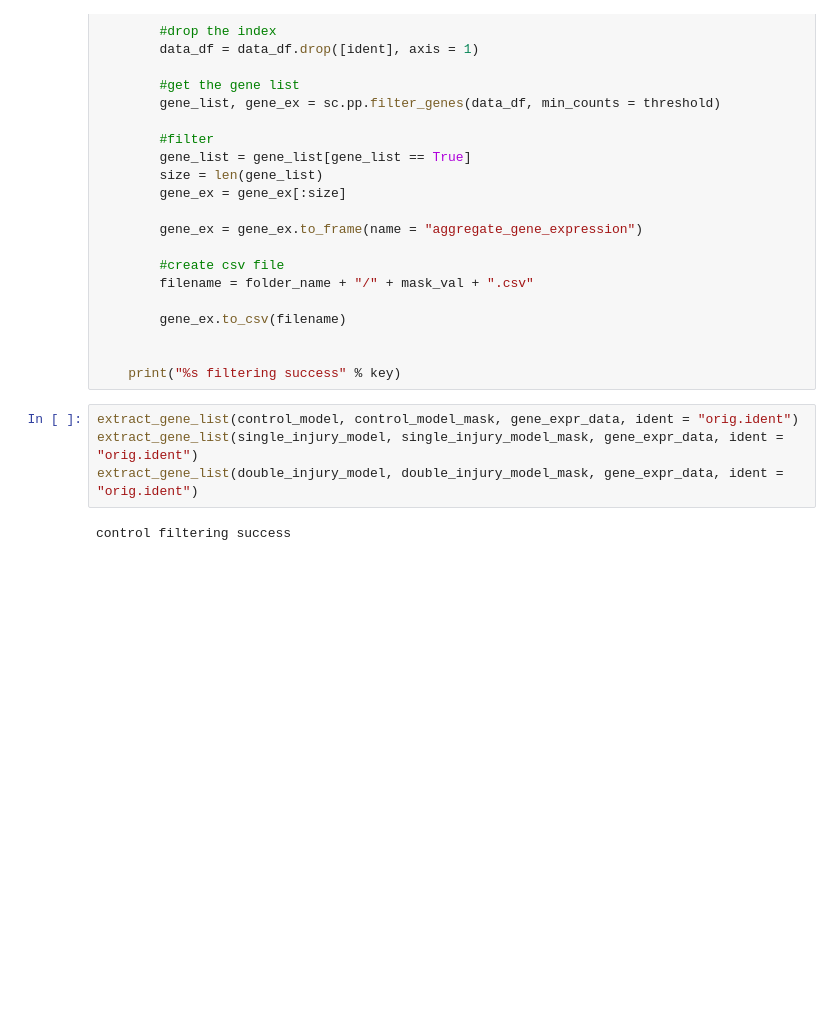
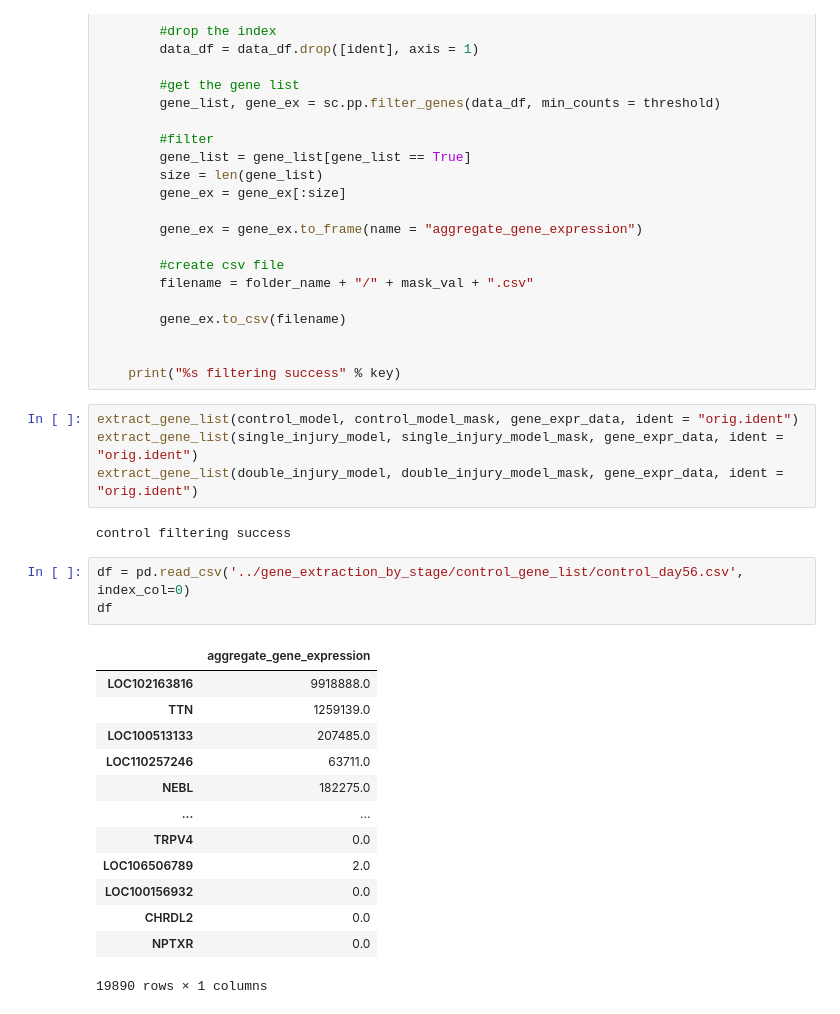
Before and after one commit to irsyadadam/double_injury_gsea, a Jupyter notebook: gene_extraction_by_stage/extract_genes.ipynb, the cells around one changed output. Saved outputs shown, nothing was run; the diff lists cells and outputs as text; blank space fills up the shorter version.

```diff
--- a/gene_extraction_by_stage/extract_genes.ipynb
+++ b/gene_extraction_by_stage/extract_genes.ipynb
@@ -255,3 +258,20 @@ extract_gene_list(single_injury_model, single_injury_model_mask, gene_expr_data,
 extract_gene_list(double_injury_model, double_injury_model_mask, gene_expr_data, ident = "orig.ident")
 # %% [output]
 control filtering success
+# %%
+df = pd.read_csv('../gene_extraction_by_stage/control_gene_list/control_day56.csv', index_col=0)
+df
+# %% [output]
+|  | aggregate_gene_expression |
+| LOC102163816 | 9918888.0 |
+| TTN | 1259139.0 |
+| LOC100513133 | 207485.0 |
+| LOC110257246 | 63711.0 |
+| NEBL | 182275.0 |
+| ... | ... |
+| TRPV4 | 0.0 |
+| LOC106506789 | 2.0 |
+| LOC100156932 | 0.0 |
+| CHRDL2 | 0.0 |
+| NPTXR | 0.0 |
+19890 rows × 1 columns
```
Also changed, not shown: parts of 3 cells of this notebook, 29 other files.
